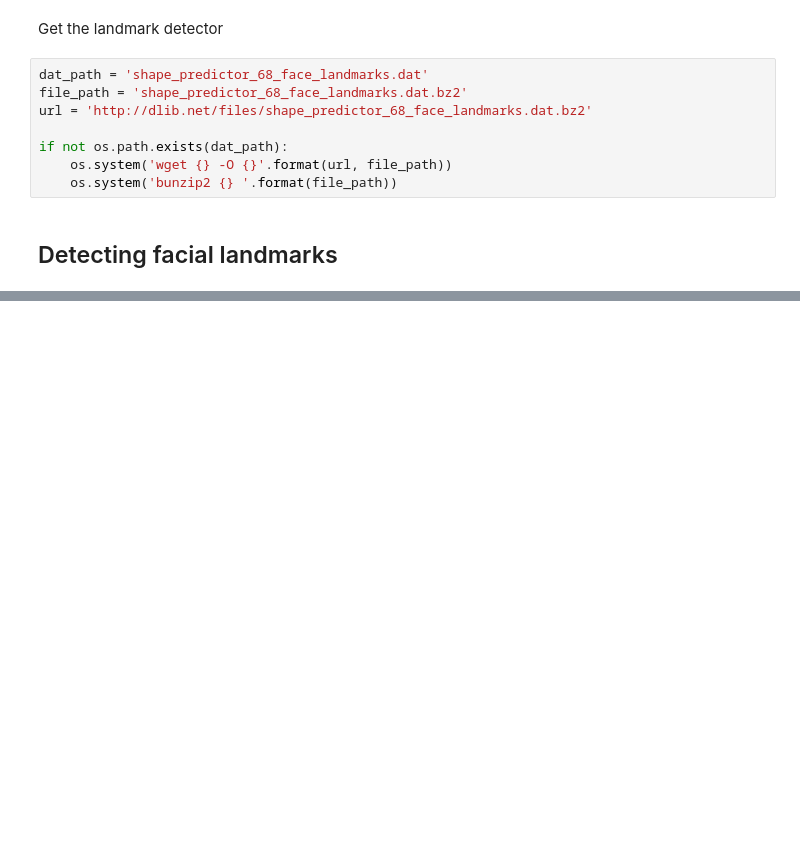
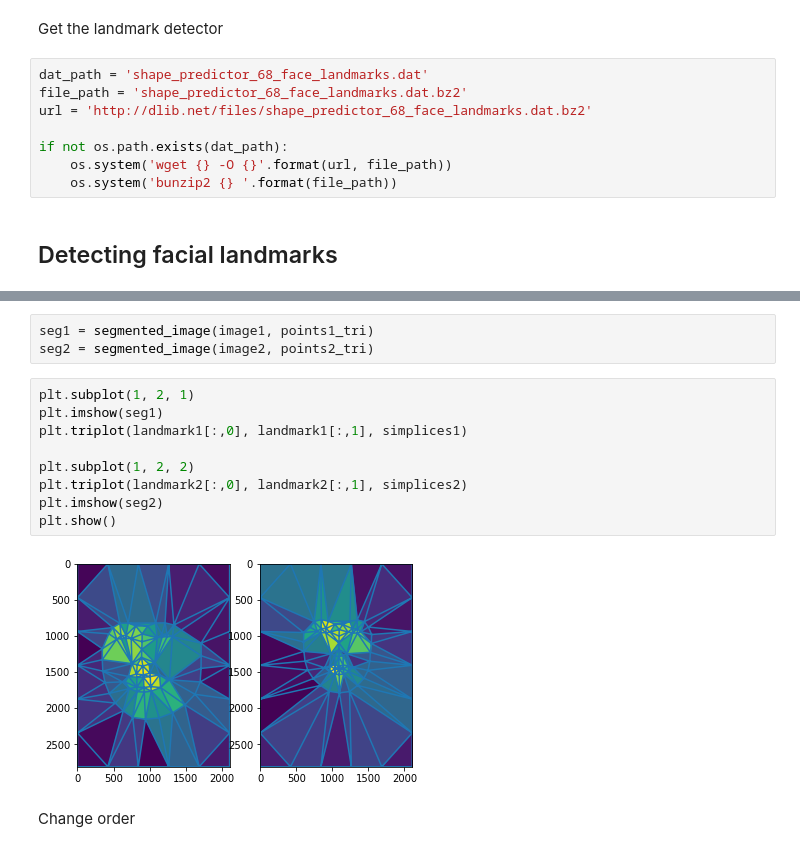
Before and after one commit to wangzican/Image_Processing, a Jupyter notebook: CW1/comp0026_cw1.ipynb, the cells around one changed output, grey strips where cells are left out. Cells and saved outputs as stored; diff of their text form; blank space fills up the shorter version.

```diff
--- a/CW1/comp0026_cw1.ipynb
+++ b/CW1/comp0026_cw1.ipynb
@@ -66,0 +147,16 @@ plt.imshow(image2)
+# %%
+seg1 = segmented_image(image1, points1_tri)
+seg2 = segmented_image(image2, points2_tri)
+# %%
+plt.subplot(1, 2, 1)
+plt.imshow(seg1)
+plt.triplot(landmark1[:,0], landmark1[:,1], simplices1)
+
+plt.subplot(1, 2, 2)
+plt.triplot(landmark2[:,0], landmark2[:,1], simplices2)
+plt.imshow(seg2)
+plt.show()
+# %% [output]
+[figure, added]
+# %% [markdown]
+Change order
```
Also changed, not shown: parts of 10 cells of this notebook.
